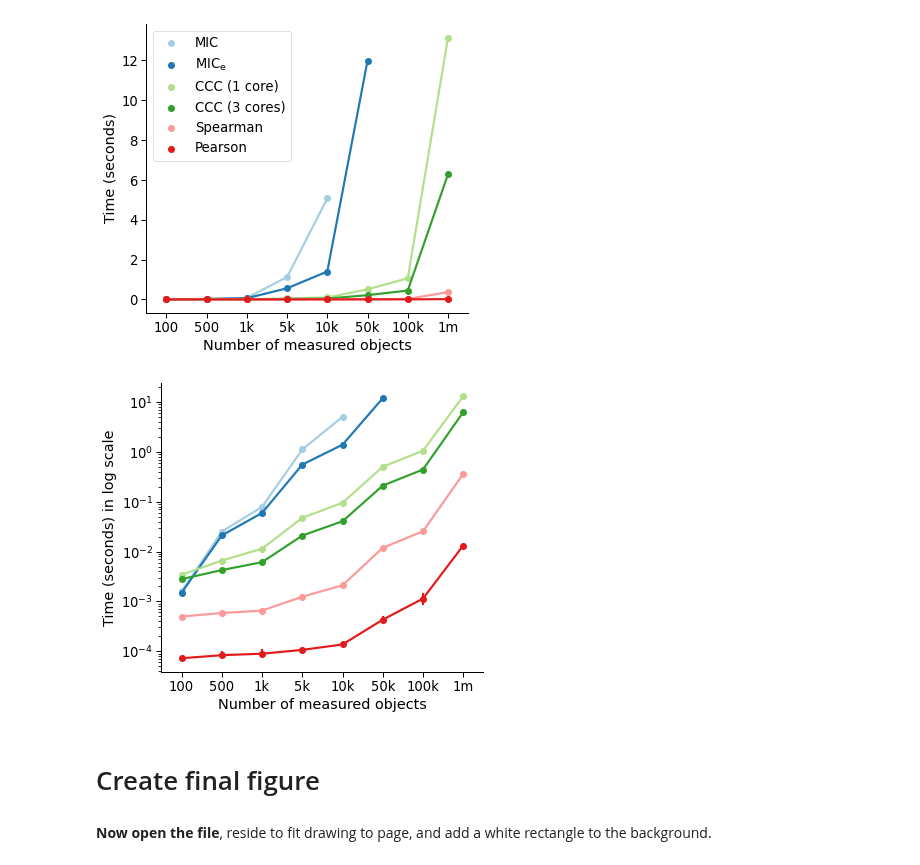
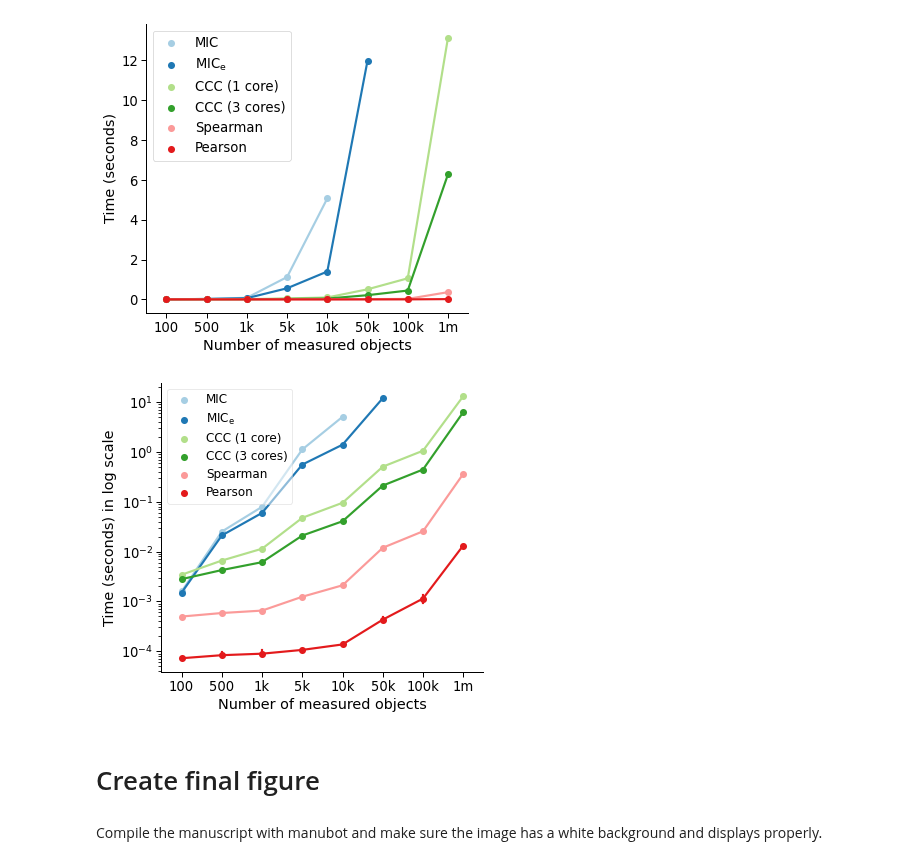
Before and after one commit to greenelab/ccc, a Jupyter notebook: nbs/99_manuscript/time_test/07-time_test-plot.ipynb, the cells around one changed output. Drawn from its saved outputs; the diff is of its cells as text; code cells hidden in the pictures.

Commit message:
results/time_test: leave only the log-scale figure

```diff
--- a/nbs/99_manuscript/time_test/07-time_test-plot.ipynb
+++ b/nbs/99_manuscript/time_test/07-time_test-plot.ipynb
@@ -21,7 +21,7 @@ assert (
     conf.MANUSCRIPT["BASE_DIR"] is not None and conf.MANUSCRIPT["BASE_DIR"].exists()
 ), "Manuscript dir not set"
 # %%
-OUTPUT_FIGURE_DIR = conf.MANUSCRIPT["FIGURES_DIR"] / "coefs_comp" / "time_test"
-OUTPUT_FIGURE_DIR.mkdir(parents=True, exist_ok=True)
-display(OUTPUT_FIGURE_DIR)
+COEF_COMP_DIR = conf.MANUSCRIPT["FIGURES_DIR"] / "coefs_comp"
+COEF_COMP_DIR.mkdir(parents=True, exist_ok=True)
+display(COEF_COMP_DIR)
 # %% [output]
@@ -28,0 +29,4 @@ PosixPath('/opt/manuscript/content/images/coefs_comp/time_test')
+# %%
+OUTPUT_FIGURE_DIR = COEF_COMP_DIR / "time_test"
+OUTPUT_FIGURE_DIR.mkdir(parents=True, exist_ok=True)
+display(OUTPUT_FIGURE_DIR)
@@ -264,29 +270,30 @@ with sns.plotting_context("paper", font_scale=1.5):
 # %%
 with sns.plotting_context("paper", font_scale=1.5):
     g = sns.catplot(
         kind="point",
         data=plot_data,
         x="data_size",
         y="time",
         hue="method",
         hue_order=hue_order,
         palette=deep_colors,
         height=5,
         aspect=1.1,
         legend=False,
     )
 
+    plt.legend(loc="best", fontsize="small", framealpha=0.5)
     plt.xlabel("Number of measured objects")
     plt.ylabel("Time (seconds) in log scale")
     g.ax.set_yscale("log")
 
     plt.savefig(
         OUTPUT_FIGURE_DIR / f"{INPUT_FILENAME_TEMPLATE}-log.svg",
         bbox_inches="tight",
         facecolor="white",
     )
 # %% [output]
-[figure, old version]
+[figure, new version]
 # %% [markdown]
 # Create final figure
 # %%
@@ -300,3 +311,3 @@ Figure(
 ).save(OUTPUT_FIGURE_DIR / "time_test-main.svg")
-# %% [markdown]
-**Now open the file**, reside to fit drawing to page, and add a white rectangle to the background.
+# %% [markdown]
+Compile the manuscript with manubot and make sure the image has a white background and displays properly.
```
Also changed, not shown: parts of 4 cells of this notebook, 1 other file.
